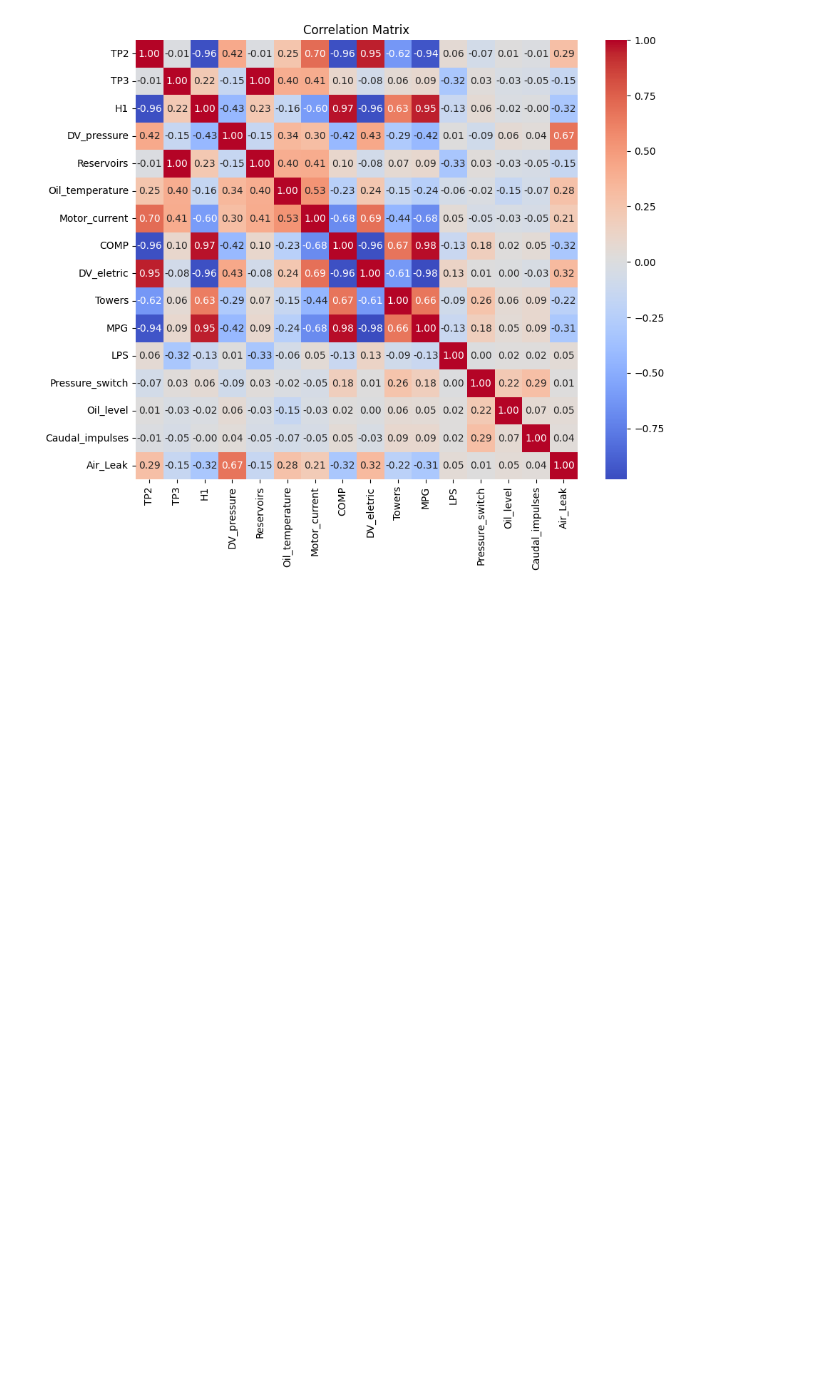
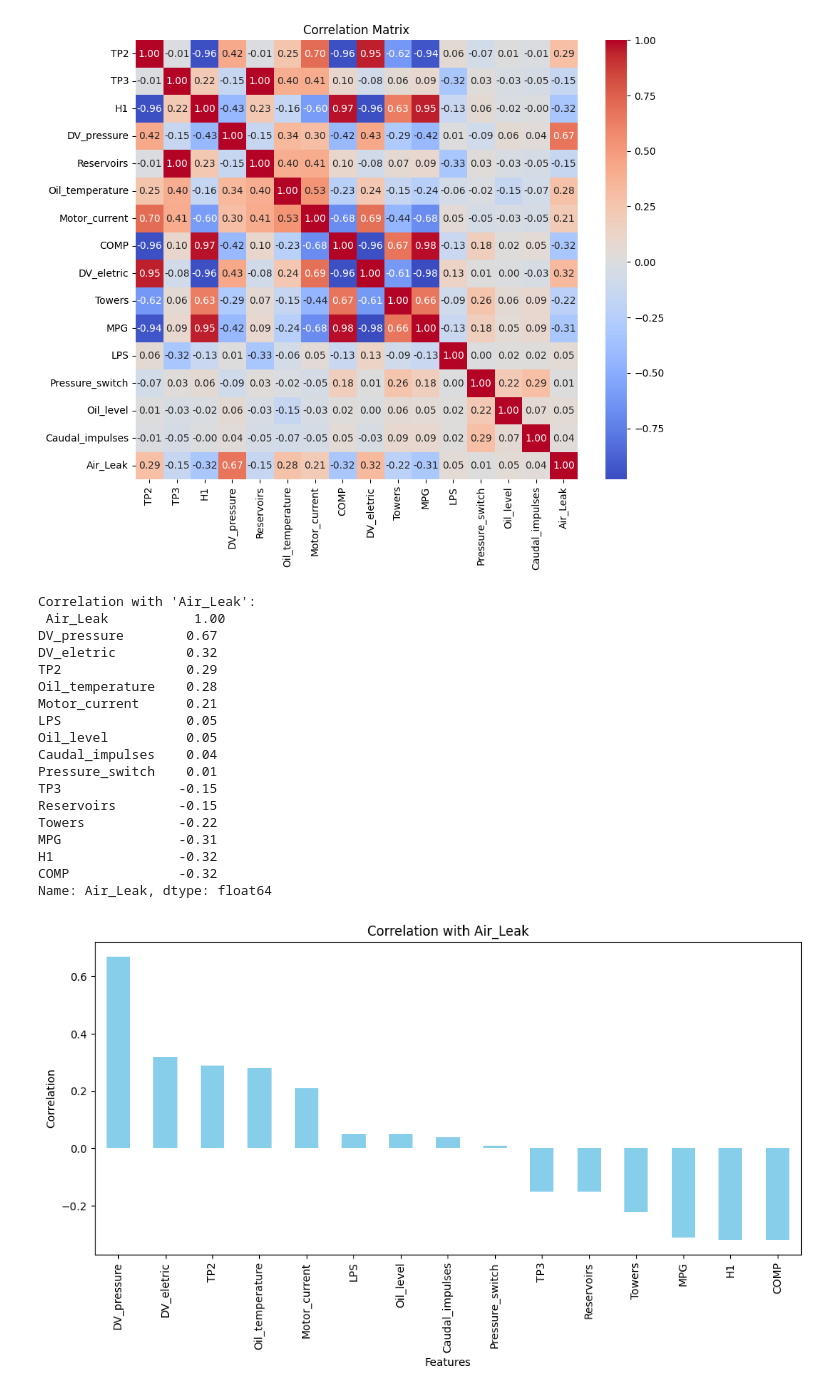
Before and after one commit to sfaxibrahim/Mlops, a Jupyter notebook: notebooks/EDA.ipynb, the cells around one changed output. Cells and saved outputs as stored; diff of their text form; code cells hidden in the pictures; blank space fills up the shorter version.

```diff
--- a/notebooks/Data_preprocess.ipynb
+++ b/notebooks/EDA.ipynb
@@ -229,3 +247,40 @@ plt.savefig("../images/corr_matrix.jpg", bbox_inches='tight')
 plt.show()
 # %% [output]
 [figure]
+# %%
+# Compute the correlation matrix
+corr_matrix = df.corr().round(2)
+
+# Display only the correlation with 'Air_Leak'
+air_leak_corr = corr_matrix["Air_Leak"].sort_values(ascending=False)
+print("Correlation with 'Air_Leak':\n", air_leak_corr)
+
+# Optionally, plot this as a bar chart to visualize correlations with 'Air_Leak' specifically
+plt.figure(figsize=(10, 6))
+air_leak_corr.drop('Air_Leak').plot(kind='bar', color='skyblue')
+plt.title("Correlation with Air_Leak")
+plt.xlabel("Features")
+plt.ylabel("Correlation")
+plt.tight_layout()
+plt.savefig("../images/air_leak_corr.jpg")
+plt.show()
+# %% [output]
+Correlation with 'Air_Leak':
+ Air_Leak           1.00
+DV_pressure        0.67
+DV_eletric         0.32
+TP2                0.29
+Oil_temperature    0.28
+Motor_current      0.21
+LPS                0.05
+Oil_level          0.05
+Caudal_impulses    0.04
+Pressure_switch    0.01
+TP3               -0.15
+Reservoirs        -0.15
+Towers            -0.22
+MPG               -0.31
+H1                -0.32
+COMP              -0.32
+Name: Air_Leak, dtype: float64
+[figure, added]
```
Also changed, not shown: parts of 10 cells of this notebook, 6 other files.
